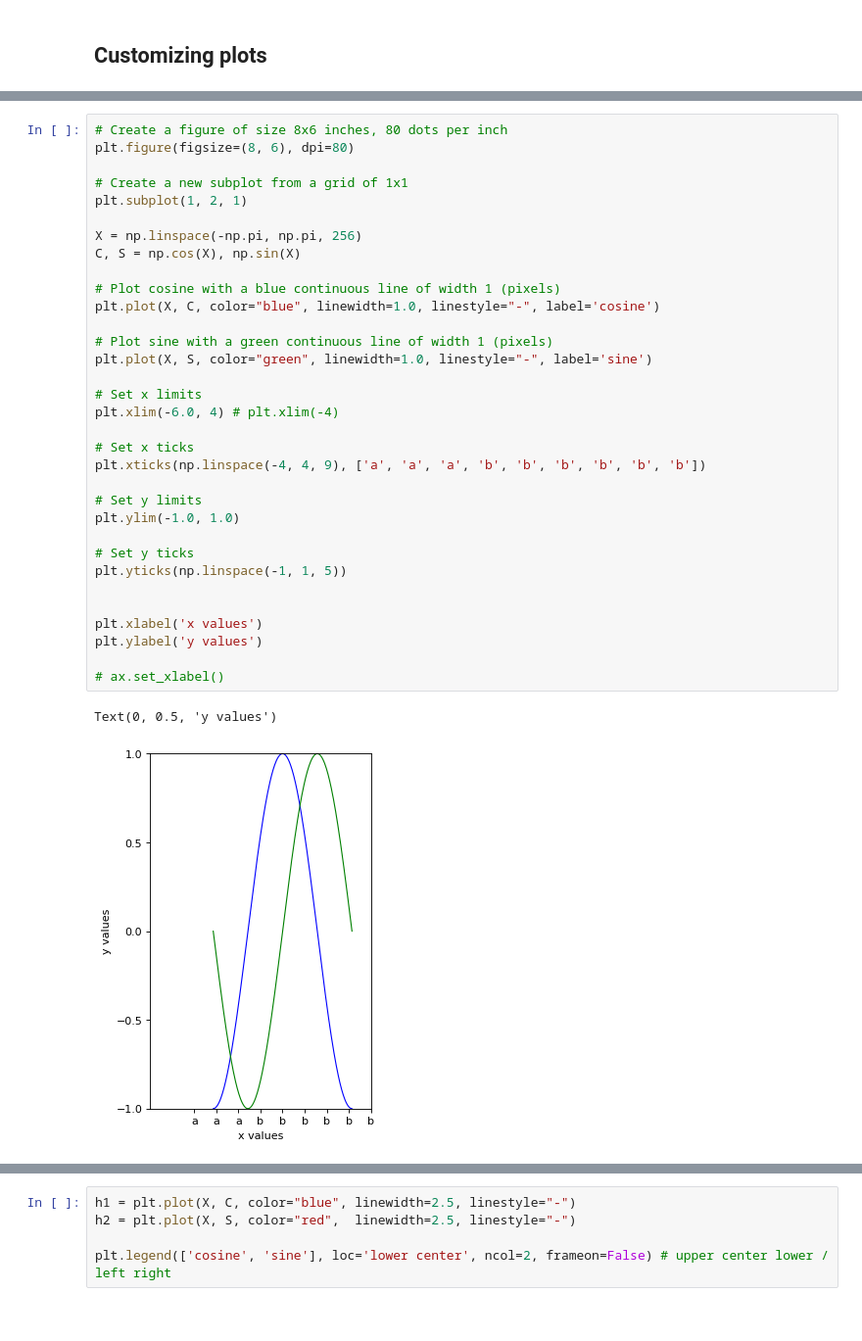
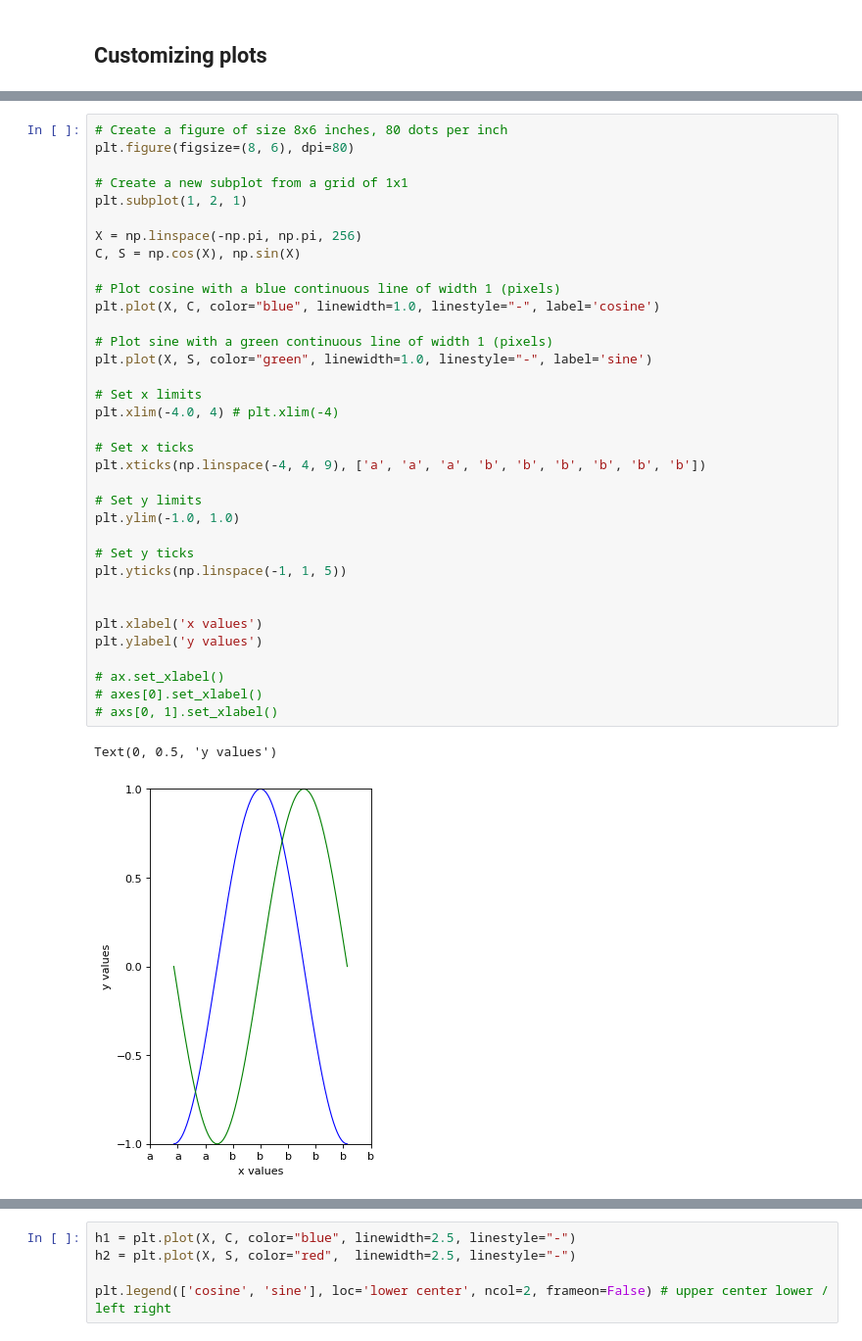
Before and after one commit to andreall/dicca__python_course, a Jupyter notebook: 03_matplotlib.ipynb, the cells around one changed output, grey strips where cells are left out. Shown: that part at 98% size. Drawn from its saved outputs; the diff is of its cells as text.

```diff
--- a/03_matplotlib.ipynb
+++ b/03_matplotlib.ipynb
@@ -98,33 +138,35 @@ plt.figure(figsize=(8, 6), dpi=80)
 # Create a new subplot from a grid of 1x1
 plt.subplot(1, 2, 1)
 
 X = np.linspace(-np.pi, np.pi, 256)
 C, S = np.cos(X), np.sin(X)
 
 # Plot cosine with a blue continuous line of width 1 (pixels)
 plt.plot(X, C, color="blue", linewidth=1.0, linestyle="-", label='cosine')
 
 # Plot sine with a green continuous line of width 1 (pixels)
 plt.plot(X, S, color="green", linewidth=1.0, linestyle="-", label='sine')
 
 # Set x limits
-plt.xlim(-6.0, 4) # plt.xlim(-4)
+plt.xlim(-4.0, 4) # plt.xlim(-4)
 
 # Set x ticks
 plt.xticks(np.linspace(-4, 4, 9), ['a', 'a', 'a', 'b', 'b', 'b', 'b', 'b', 'b'])
 
 # Set y limits
 plt.ylim(-1.0, 1.0)
 
 # Set y ticks
 plt.yticks(np.linspace(-1, 1, 5))
 
 
 plt.xlabel('x values')
 plt.ylabel('y values')
 
 # ax.set_xlabel()
+# axes[0].set_xlabel()
+# axs[0, 1].set_xlabel()
 # %% [output]
 Text(0, 0.5, 'y values')
-[figure, old version]
+[figure, new version]
 # %%
```
Also changed, not shown: parts of 29 cells of this notebook, 3 other files.
